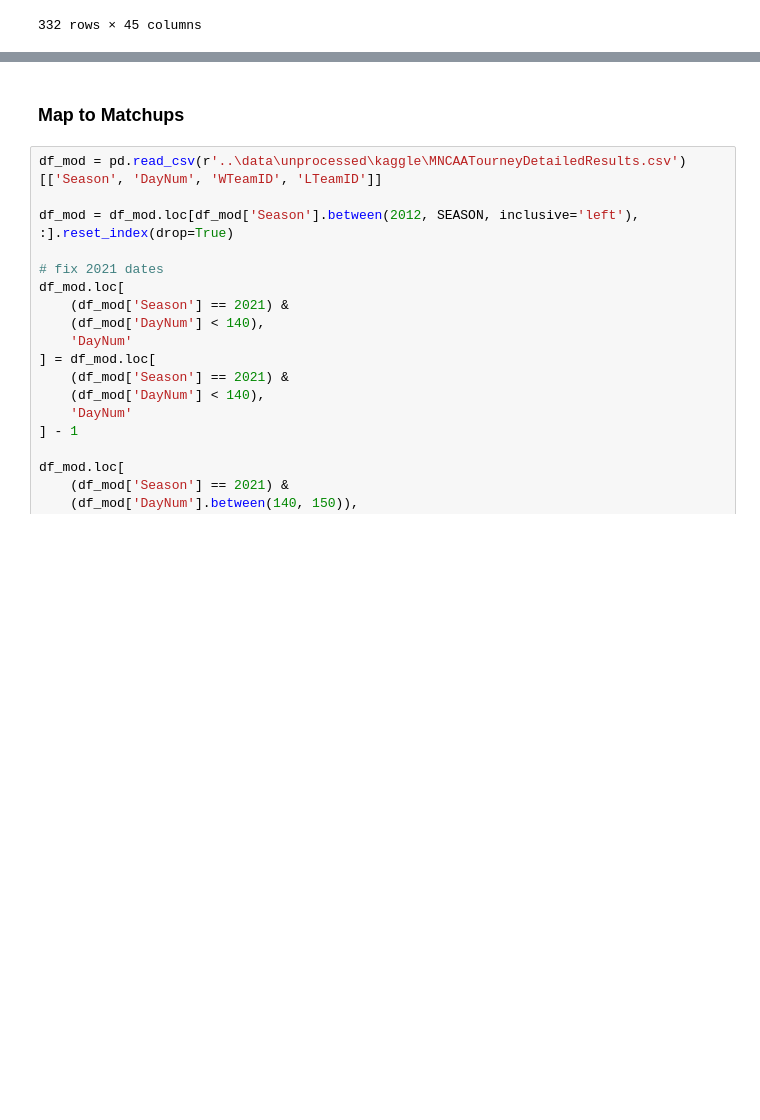
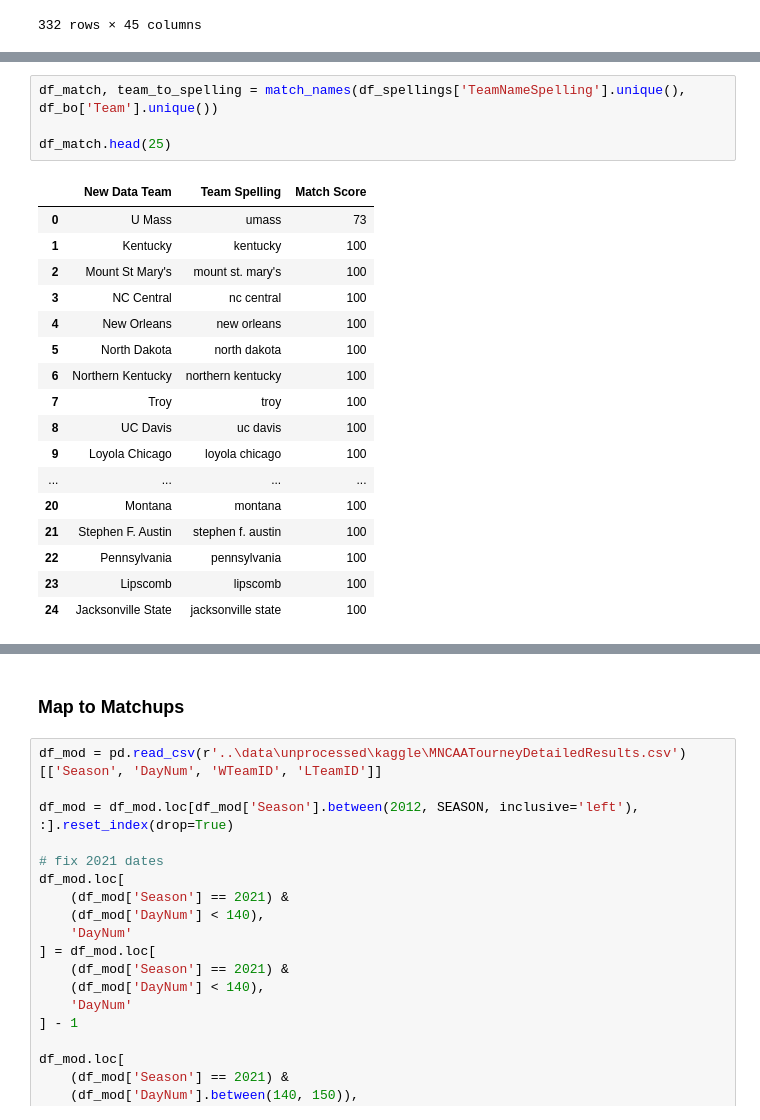
Before and after one commit to shughes1000/march-madness-2025, a Jupyter notebook: model_building/mens_compile_features.ipynb, the cells around one changed output, grey strips where cells are left out. Drawn from its saved outputs; the diff is of its cells as text; blank space fills up the shorter version.

```diff
--- a/model_building/mens_compile_features.ipynb
+++ b/model_building/mens_compile_features.ipynb
@@ -647,0 +668,22 @@ df.loc[df['OS Rating'].isna(), :]
+# %%
+df_match, team_to_spelling = match_names(df_spellings['TeamNameSpelling'].unique(), df_bo['Team'].unique())
+
+df_match.head(25)
+# %% [output]
+|  | New Data Team | Team Spelling | Match Score |
+| 0 | U Mass | umass | 73 |
+| 1 | Kentucky | kentucky | 100 |
+| 2 | Mount St Mary's | mount st. mary's | 100 |
+| 3 | NC Central | nc central | 100 |
+| 4 | New Orleans | new orleans | 100 |
+| 5 | North Dakota | north dakota | 100 |
+| 6 | Northern Kentucky | northern kentucky | 100 |
+| 7 | Troy | troy | 100 |
+| 8 | UC Davis | uc davis | 100 |
+| 9 | Loyola Chicago | loyola chicago | 100 |
+| ... | ... | ... | ... |
+| 20 | Montana | montana | 100 |
+| 21 | Stephen F. Austin | stephen f. austin | 100 |
+| 22 | Pennsylvania | pennsylvania | 100 |
+| 23 | Lipscomb | lipscomb | 100 |
+| 24 | Jacksonville State | jacksonville state | 100 |
```
Also changed, not shown: parts of 7 cells of this notebook, 2 other files.
